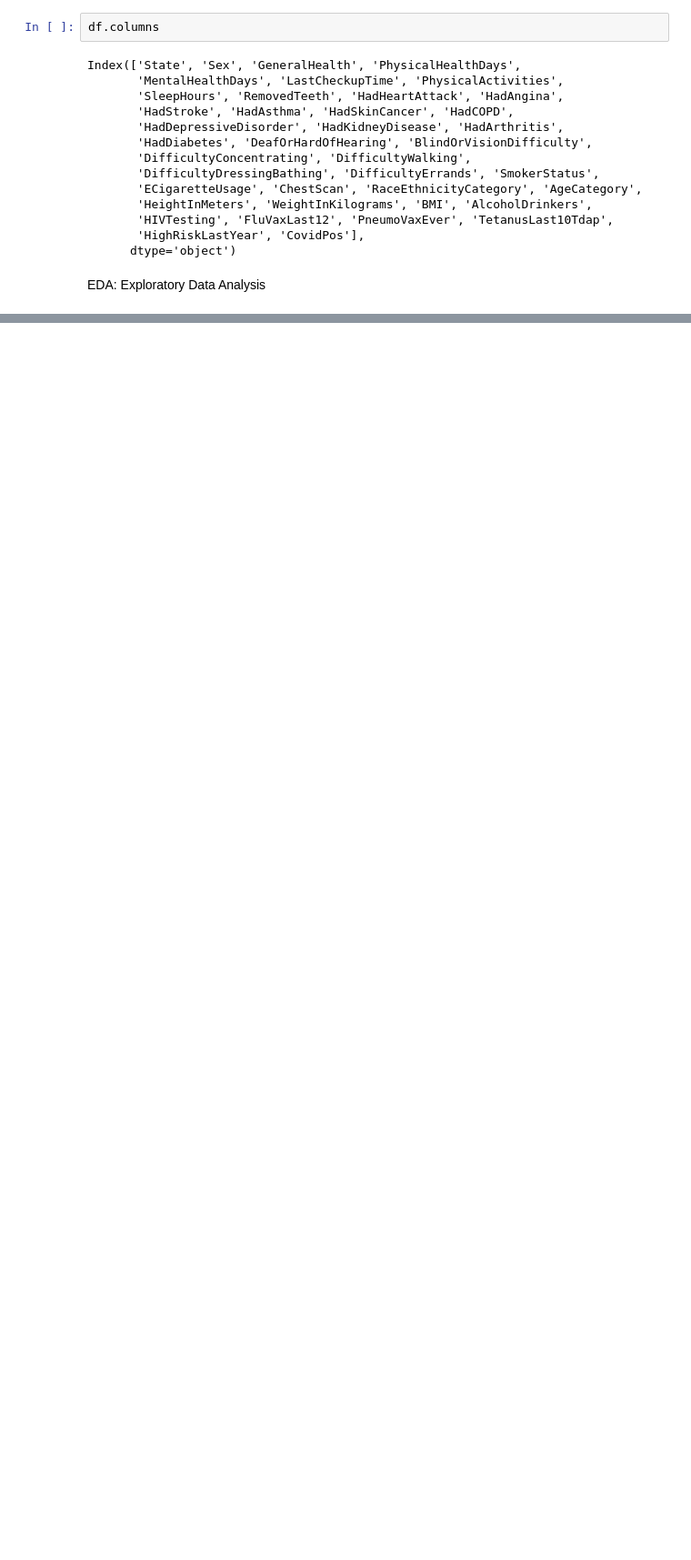
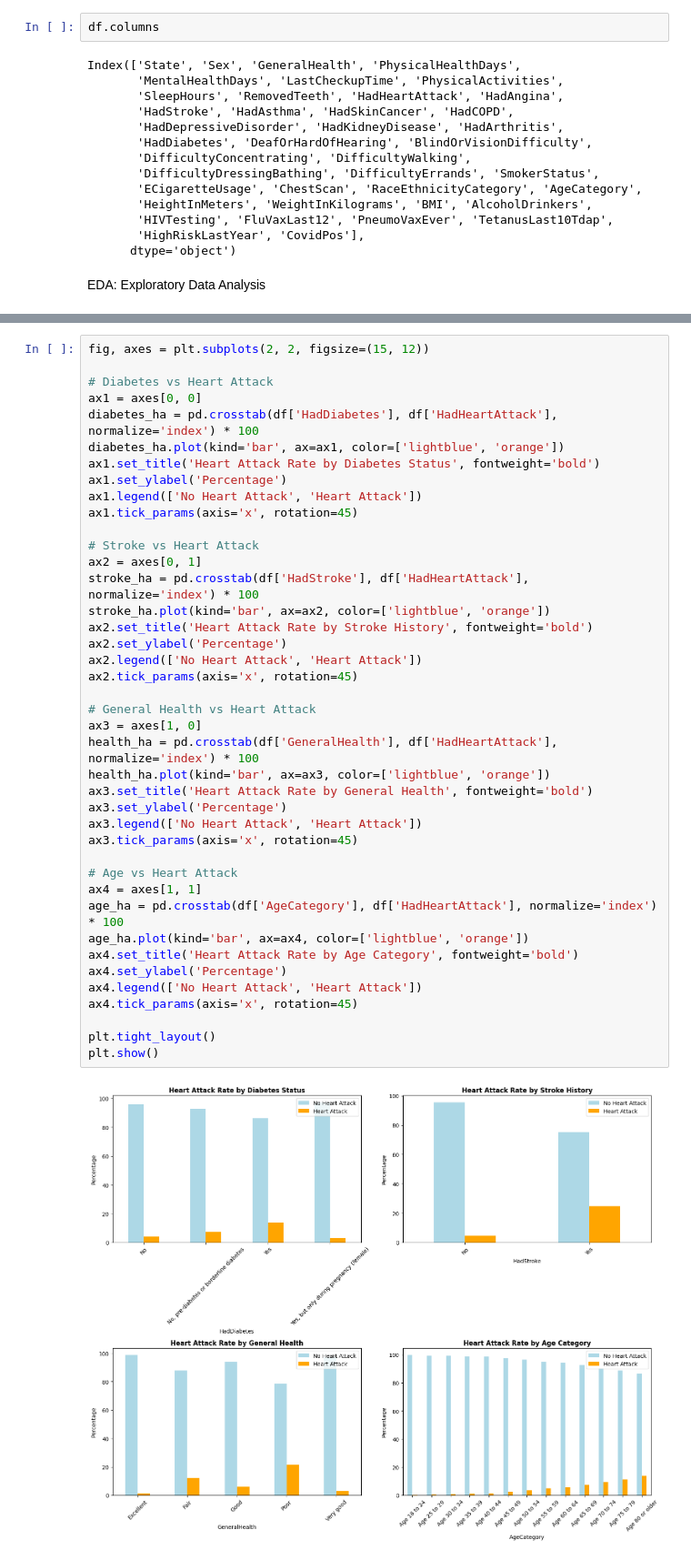
Before and after one commit to jaw039/COGS109_Indicators_of_Heart_Disease, a Jupyter notebook: heart_disease.ipynb, the cells around one changed output, grey strips where cells are left out. Shown at 91% size. Saved outputs shown, nothing was run; the diff lists cells and outputs as text; blank space fills up the shorter version.

```diff
--- a/heart_disease.ipynb
+++ b/heart_disease.ipynb
@@ -94,0 +157,43 @@ Text(0, 0.5, 'Number of people')
+# %%
+fig, axes = plt.subplots(2, 2, figsize=(15, 12))
+
+# Diabetes vs Heart Attack
+ax1 = axes[0, 0]
+diabetes_ha = pd.crosstab(df['HadDiabetes'], df['HadHeartAttack'], normalize='index') * 100
+diabetes_ha.plot(kind='bar', ax=ax1, color=['lightblue', 'orange'])
+ax1.set_title('Heart Attack Rate by Diabetes Status', fontweight='bold')
+ax1.set_ylabel('Percentage')
+ax1.legend(['No Heart Attack', 'Heart Attack'])
+ax1.tick_params(axis='x', rotation=45)
+
+# Stroke vs Heart Attack
+ax2 = axes[0, 1]
+stroke_ha = pd.crosstab(df['HadStroke'], df['HadHeartAttack'], normalize='index') * 100
+stroke_ha.plot(kind='bar', ax=ax2, color=['lightblue', 'orange'])
+ax2.set_title('Heart Attack Rate by Stroke History', fontweight='bold')
+ax2.set_ylabel('Percentage')
+ax2.legend(['No Heart Attack', 'Heart Attack'])
+ax2.tick_params(axis='x', rotation=45)
+
+# General Health vs Heart Attack
+ax3 = axes[1, 0]
+health_ha = pd.crosstab(df['GeneralHealth'], df['HadHeartAttack'], normalize='index') * 100
+health_ha.plot(kind='bar', ax=ax3, color=['lightblue', 'orange'])
+ax3.set_title('Heart Attack Rate by General Health', fontweight='bold')
+ax3.set_ylabel('Percentage')
+ax3.legend(['No Heart Attack', 'Heart Attack'])
+ax3.tick_params(axis='x', rotation=45)
+
+# Age vs Heart Attack
+ax4 = axes[1, 1]
+age_ha = pd.crosstab(df['AgeCategory'], df['HadHeartAttack'], normalize='index') * 100
+age_ha.plot(kind='bar', ax=ax4, color=['lightblue', 'orange'])
+ax4.set_title('Heart Attack Rate by Age Category', fontweight='bold')
+ax4.set_ylabel('Percentage')
+ax4.legend(['No Heart Attack', 'Heart Attack'])
+ax4.tick_params(axis='x', rotation=45)
+
+plt.tight_layout()
+plt.show()
+# %% [output]
+[figure, added]
```
Also changed, not shown: parts of 13 cells of this notebook.
